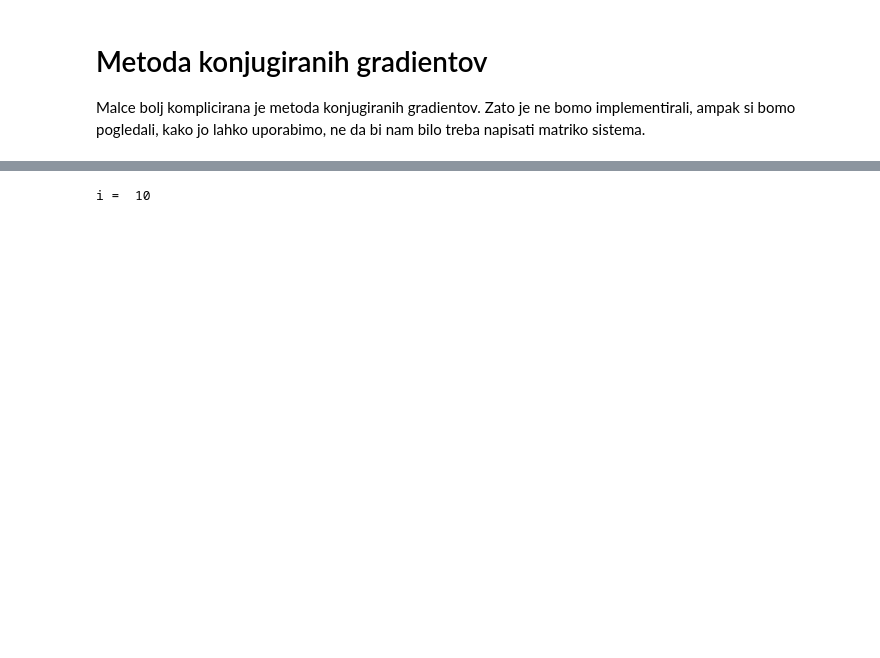
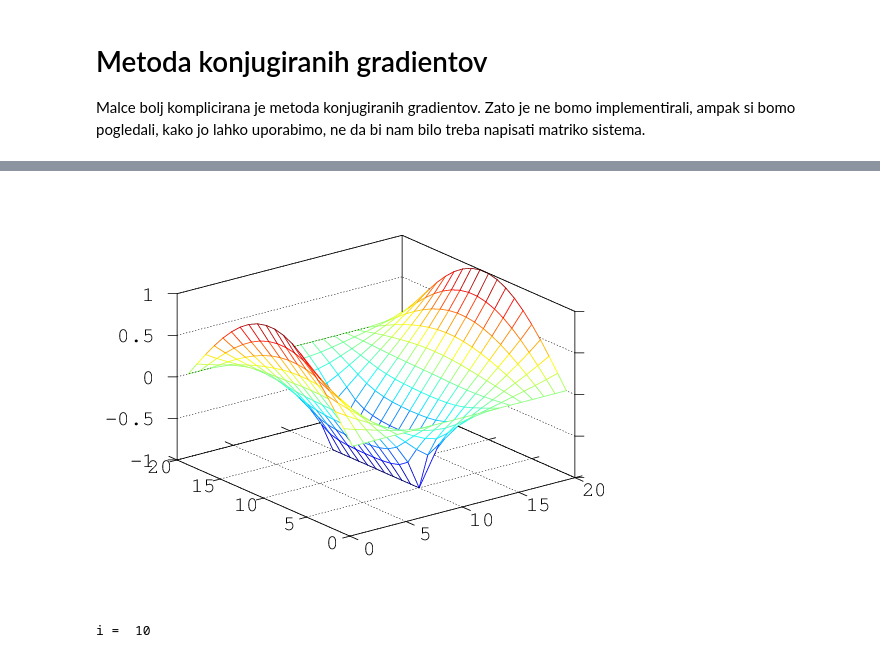
Before and after one commit to mrcinv/nummat, a Jupyter notebook: vaja04_minimalCG/Iterativne metode.ipynb, the cells around one changed output, grey strips where cells are left out. Drawn from its saved outputs; the diff is of its cells as text; code cells hidden in the pictures; blank space fills up the shorter version.

```diff
--- a/vaja04_minimalCG/Iterativne metode.ipynb
+++ b/vaja04_minimalCG/Iterativne metode.ipynb
@@ -81,3 +69,41 @@ mesh(X)
+# %%
+function [U,it] = cg(U0,maxit,tol)
+% funkcija U = cg(U0,omega,maxit,tol) izračuna rešitev diskretizirane Laplaceove
+% enačbe z CG iteracijo z danim začetnim približkom U0
+% vrednosti na robu U0 ustrezajo robnim pogojem
+
+[m,n] = size(U0);
+idx0 = find(U0); %indeksi fiksnih spremenljivk
+idx = setdiff(1:n*m,idx0); % komplement idx0
+b = -leva_stran(U0,idx);
+
+[x, flag, relres,it]  = pcg(@(x) Akratx(x,m,n,idx), b);
+
+U = U0;
+U(idx) = x;
+endfunction
+
+function x = leva_stran(U,idx)
+% funkcija izračuna desno stran Laplaceove enačbe, pri čemer
+% upošteva le elemnte, ki so v idx
+[m,n] = size(U);
+x = U;
+x(2:m-1,2:n-1) = 4*U(2:m-1,2:n-1)-(U(3:m,2:n-1) + U(1:m-2,2:n-1) + U(2:m-1,3:n) + U(2:m-1,1:n-2));
+x = x(idx)'; % vrnemo le elemnte, ki so v idx
+endfunction
+
+function b = Akratx(x,m,n,idx)
+U = zeros(m,n);
+U(idx)=x;
+b = leva_stran(U,idx);
+endfunction
+# %%
+% U0(:,10) = -sin(linspace(0,pi,20));
+U0(5:15,10) = -1;
+[U,i] = cg(U0,10,1e-5);
+mesh(U)
+# %% [output]
+[figure, added]
 # %%
 i
 # %% [output]
```
Also changed, not shown: parts of 13 cells of this notebook, 1 other file.
